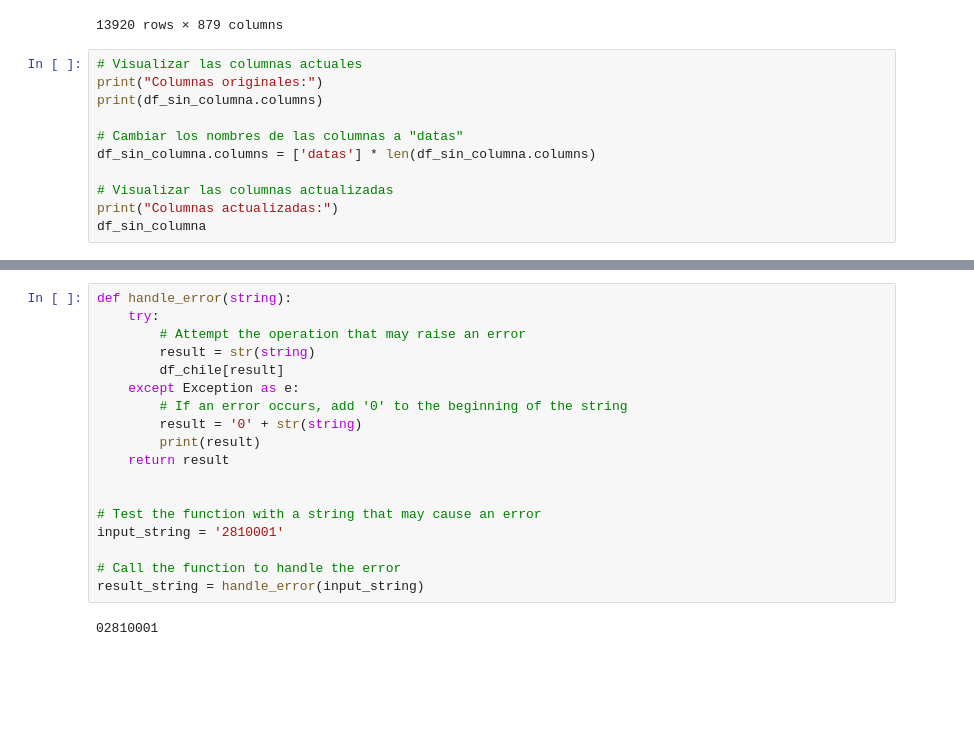
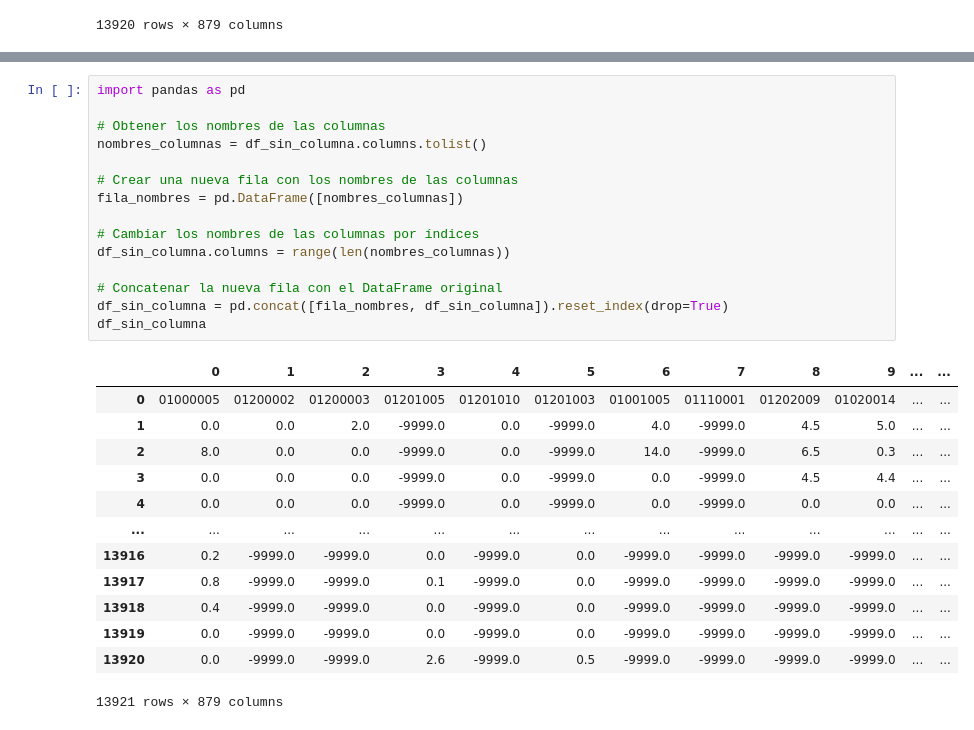
Before and after one commit to Diegogp95/mineria, a Jupyter notebook: Test_Mineria_Datos.ipynb, the cells around one changed output, grey strips where cells are left out. Saved outputs shown, nothing was run; the diff lists cells and outputs as text; blank space fills up the shorter version.

Commit message:
Nueva Data con Meta

```diff
--- a/Test_Mineria_Datos.ipynb
+++ b/Test_Mineria_Datos.ipynb
@@ -555,14 +622,3 @@ df_sin_columna
 | 13918 | 0.0 | -9999.0 | -9999.0 | 0.0 | -9999.0 | 0.0 | -9999.0 | -9999.0 | -9999.0 | -9999.0 | ... |
 | 13919 | 0.0 | -9999.0 | -9999.0 | 2.6 | -9999.0 | 0.5 | -9999.0 | -9999.0 | -9999.0 | -9999.0 | ... |
 13920 rows × 879 columns
-# %%
-# Visualizar las columnas actuales
-print("Columnas originales:")
-print(df_sin_columna.columns)
-
-# Cambiar los nombres de las columnas a "datas"
-df_sin_columna.columns = ['datas'] * len(df_sin_columna.columns)
-
-# Visualizar las columnas actualizadas
-print("Columnas actualizadas:")
-df_sin_columna
@@ -591,20 +625,29 @@ Columnas actualizadas:
-# %%
-def handle_error(string):
-    try:
-        # Attempt the operation that may raise an error
-        result = str(string)
-        df_chile[result]
-    except Exception as e:
-        # If an error occurs, add '0' to the beginning of the string
-        result = '0' + str(string)
-        print(result)
-    return result
-
-
-# Test the function with a string that may cause an error
-input_string = '2810001'
-
-# Call the function to handle the error
-result_string = handle_error(input_string)
-# %% [output]
-02810001
+# %%
+import pandas as pd
+
+# Obtener los nombres de las columnas
+nombres_columnas = df_sin_columna.columns.tolist()
+
+# Crear una nueva fila con los nombres de las columnas
+fila_nombres = pd.DataFrame([nombres_columnas])
+
+# Cambiar los nombres de las columnas por índices
+df_sin_columna.columns = range(len(nombres_columnas))
+
+# Concatenar la nueva fila con el DataFrame original
+df_sin_columna = pd.concat([fila_nombres, df_sin_columna]).reset_index(drop=True)
+df_sin_columna
+# %% [output]
+|  | 0 | 1 | 2 | 3 | 4 | 5 | 6 | 7 | 8 | 9 | ... | ... |
+| 0 | 01000005 | 01200002 | 01200003 | 01201005 | 01201010 | 01201003 | 01001005 | 01110001 | 01202009 | 01020014 | ... | ... |
+| 1 | 0.0 | 0.0 | 2.0 | -9999.0 | 0.0 | -9999.0 | 4.0 | -9999.0 | 4.5 | 5.0 | ... | ... |
+| 2 | 8.0 | 0.0 | 0.0 | -9999.0 | 0.0 | -9999.0 | 14.0 | -9999.0 | 6.5 | 0.3 | ... | ... |
+| 3 | 0.0 | 0.0 | 0.0 | -9999.0 | 0.0 | -9999.0 | 0.0 | -9999.0 | 4.5 | 4.4 | ... | ... |
+| 4 | 0.0 | 0.0 | 0.0 | -9999.0 | 0.0 | -9999.0 | 0.0 | -9999.0 | 0.0 | 0.0 | ... | ... |
+| ... | ... | ... | ... | ... | ... | ... | ... | ... | ... | ... | ... | ... |
+| 13916 | 0.2 | -9999.0 | -9999.0 | 0.0 | -9999.0 | 0.0 | -9999.0 | -9999.0 | -9999.0 | -9999.0 | ... | ... |
+| 13917 | 0.8 | -9999.0 | -9999.0 | 0.1 | -9999.0 | 0.0 | -9999.0 | -9999.0 | -9999.0 | -9999.0 | ... | ... |
+| 13918 | 0.4 | -9999.0 | -9999.0 | 0.0 | -9999.0 | 0.0 | -9999.0 | -9999.0 | -9999.0 | -9999.0 | ... | ... |
+| 13919 | 0.0 | -9999.0 | -9999.0 | 0.0 | -9999.0 | 0.0 | -9999.0 | -9999.0 | -9999.0 | -9999.0 | ... | ... |
+| 13920 | 0.0 | -9999.0 | -9999.0 | 2.6 | -9999.0 | 0.5 | -9999.0 | -9999.0 | -9999.0 | -9999.0 | ... | ... |
+13921 rows × 879 columns
```
Also changed, not shown: parts of 18 cells of this notebook.
